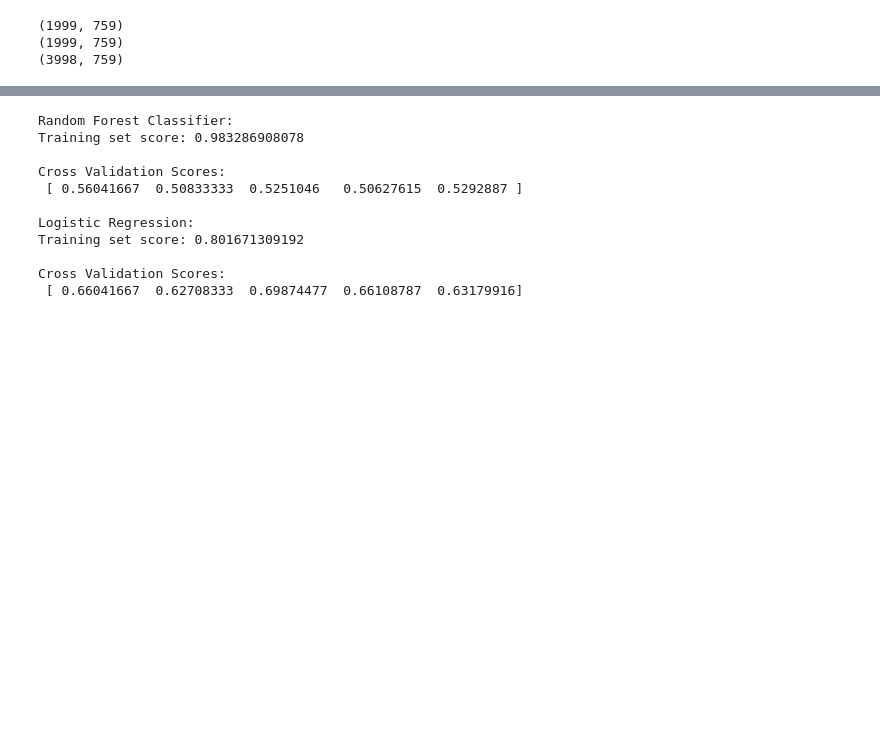
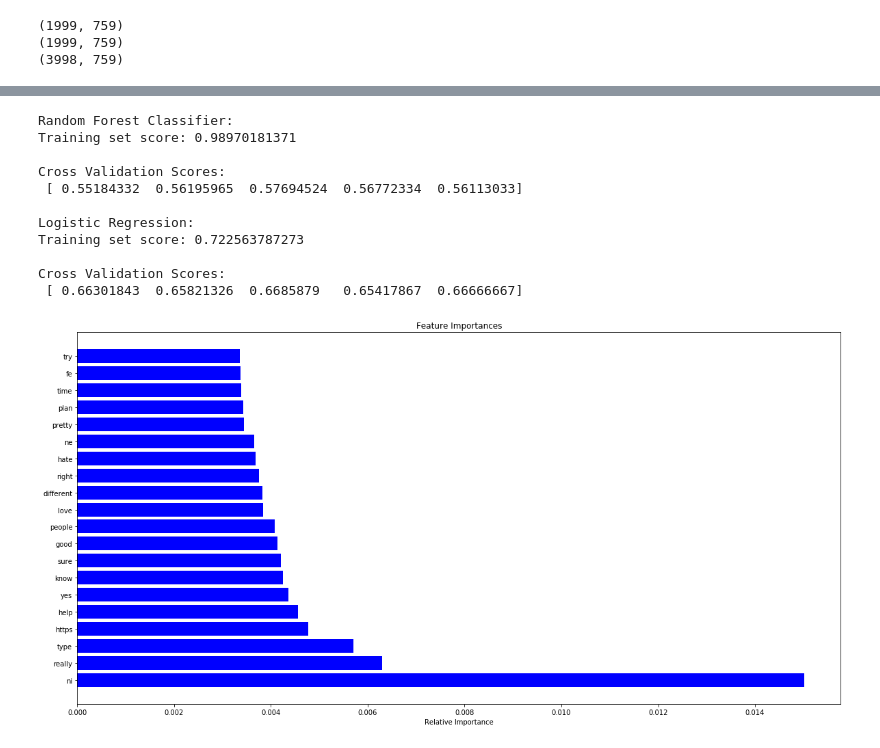
Before and after one commit to VincentG123/ThinkfulBootcamp, a Jupyter notebook: MyersBriggsPersonalityTestFinalCapstone.ipynb, the cells around one changed output, grey strips where cells are left out. Cells and saved outputs as stored; diff of their text form; code cells hidden in the pictures; blank space fills up the shorter version.

```diff
--- a/MyersBriggsPersonalityTestFinalCapstone.ipynb
+++ b/MyersBriggsPersonalityTestFinalCapstone.ipynb
@@ -389,32 +451,45 @@ print(data_NS.shape)
 # %%
-Y = data_NS['type_NS']
-X = data_NS.drop(drop_list, axis=1)
+Y = tfidf_feature_matrix2['type_JP']
+X = tfidf_feature_matrix2.drop(drop_list, axis=1)
 
 X_train, X_test, Y_train, Y_test = train_test_split(X, Y, test_size=0.25, random_state=42)
 
-rfc = ensemble.RandomForestClassifier()
+rfc_JP = ensemble.RandomForestClassifier()
 
-rfc.fit(X_train, Y_train)
+rfc_JP.fit(X_train, Y_train)
 
 print('\nRandom Forest Classifier:')
-print('Training set score:', rfc.score(X_train, Y_train))
-print('\nCross Validation Scores:\n' , cross_val_score(rfc, X, Y, cv=5))
+print('Training set score:', rfc_JP.score(X_train, Y_train))
+print('\nCross Validation Scores:\n' , cross_val_score(rfc_JP, X, Y, cv=5))
 
-lr = LogisticRegression()
-lr.fit(X_train, Y_train)
+lr_JP = LogisticRegression()
+lr_JP.fit(X_train, Y_train)
 
 print('\nLogistic Regression:')
-print('Training set score:', lr.score(X_train, Y_train))
-print('\nCross Validation Scores:\n' , cross_val_score(lr, X, Y, cv=5))
+print('Training set score:', lr_JP.score(X_train, Y_train))
+print('\nCross Validation Scores:\n' , cross_val_score(lr_JP, X, Y, cv=5))
+
+features = X.columns
+importances = rfc_JP.feature_importances_
+indices = np.argsort(importances)[::-1]
+top_k = 20
+indices = indices[:top_k]
+
+plt.title('Feature Importances')
+plt.barh(range(len(indices)), importances[indices], color='b', align='center')
+plt.yticks(range(len(indices)), features[indices])
+plt.xlabel('Relative Importance')
+plt.show()
 # %% [output]
 Random Forest Classifier:
-Training set score: 0.983286908078
+Training set score: 0.98970181371
 
 Cross Validation Scores:
- [ 0.56041667  0.50833333  0.5251046   0.50627615  0.5292887 ]
+ [ 0.55184332  0.56195965  0.57694524  0.56772334  0.56113033]
 
 Logistic Regression:
-Training set score: 0.801671309192
+Training set score: 0.722563787273
 
 Cross Validation Scores:
- [ 0.66041667  0.62708333  0.69874477  0.66108787  0.63179916]
+ [ 0.66301843  0.65821326  0.6685879   0.65417867  0.66666667]
+[figure, added]
```
Also changed, not shown: parts of 37 cells of this notebook.
